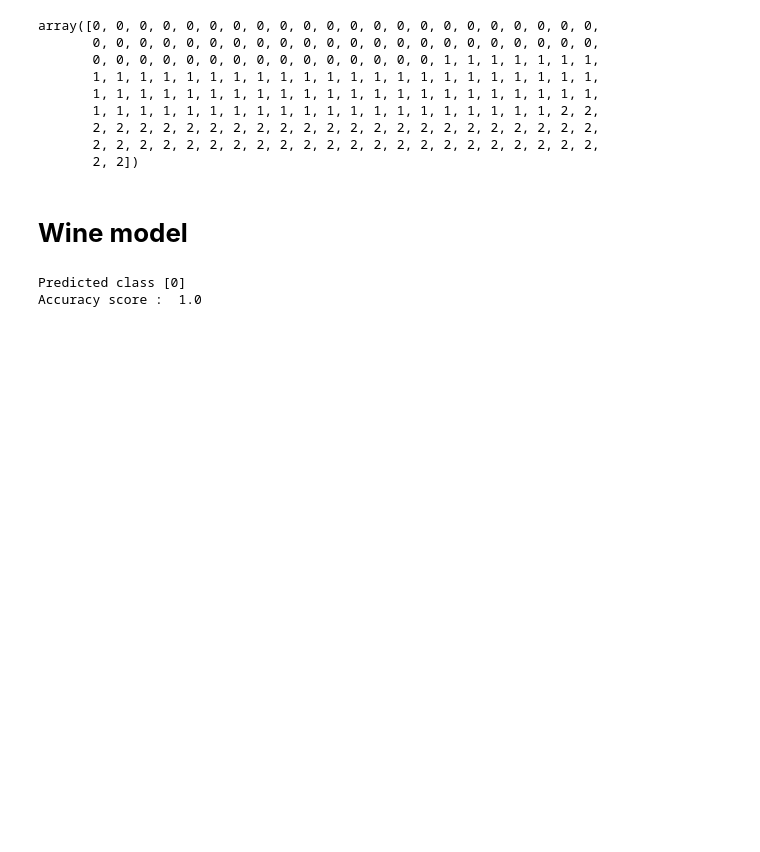
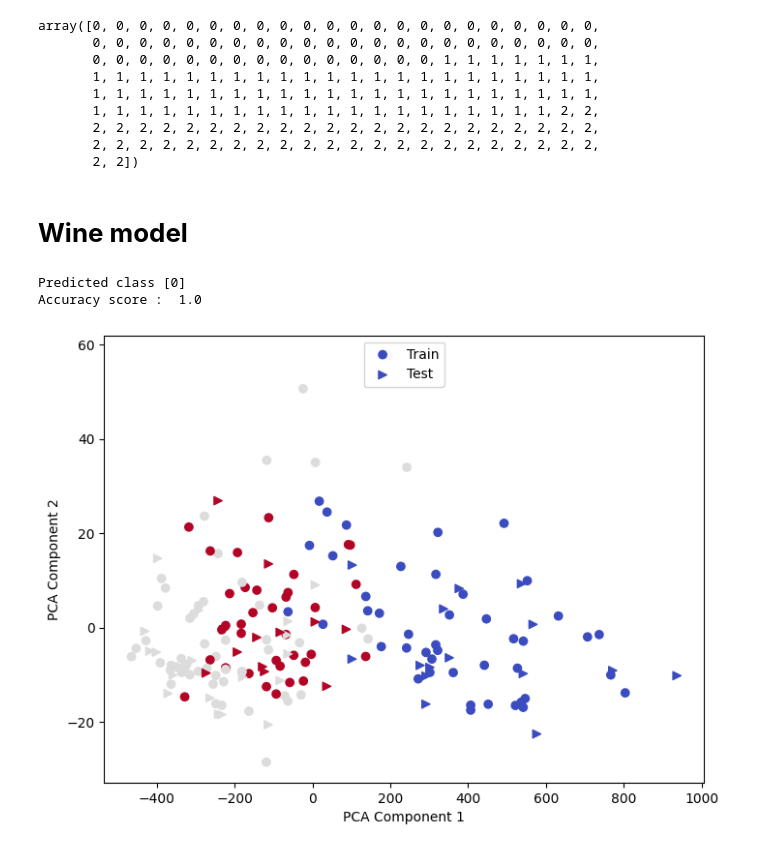
Before and after one commit to prasannashrestha011/Ml_basics, a Jupyter notebook: practiceModels/logisticRegressionModel.ipynb, the cells around one changed output. Saved outputs shown, nothing was run; the diff lists cells and outputs as text; code cells hidden in the pictures; blank space fills up the shorter version.

```diff
--- a/practiceModels/logisticRegressionModel.ipynb
+++ b/practiceModels/logisticRegressionModel.ipynb
@@ -185,3 +185,19 @@ print("Accuracy score : ",accuracy)
 # %% [output]
 Predicted class [0]
 Accuracy score :  1.0
+# %%
+from sklearn.decomposition import PCA
+
+pca = PCA(n_components=2)
+X_train_pca = pca.fit_transform(X_train)
+X_test_pca = pca.transform(X_test)
+
+plt.scatter(X_train_pca[:, 0], X_train_pca[:, 1], c=y_train, cmap='coolwarm', marker='o', label="Train")
+plt.scatter(X_test_pca[:, 0], X_test_pca[:, 1], c=y_test, cmap='coolwarm', marker='>', label="Test")
+
+plt.xlabel("PCA Component 1")
+plt.ylabel("PCA Component 2")
+plt.legend(loc="upper center")
+plt.show()
+# %% [output]
+[figure, added]
```
